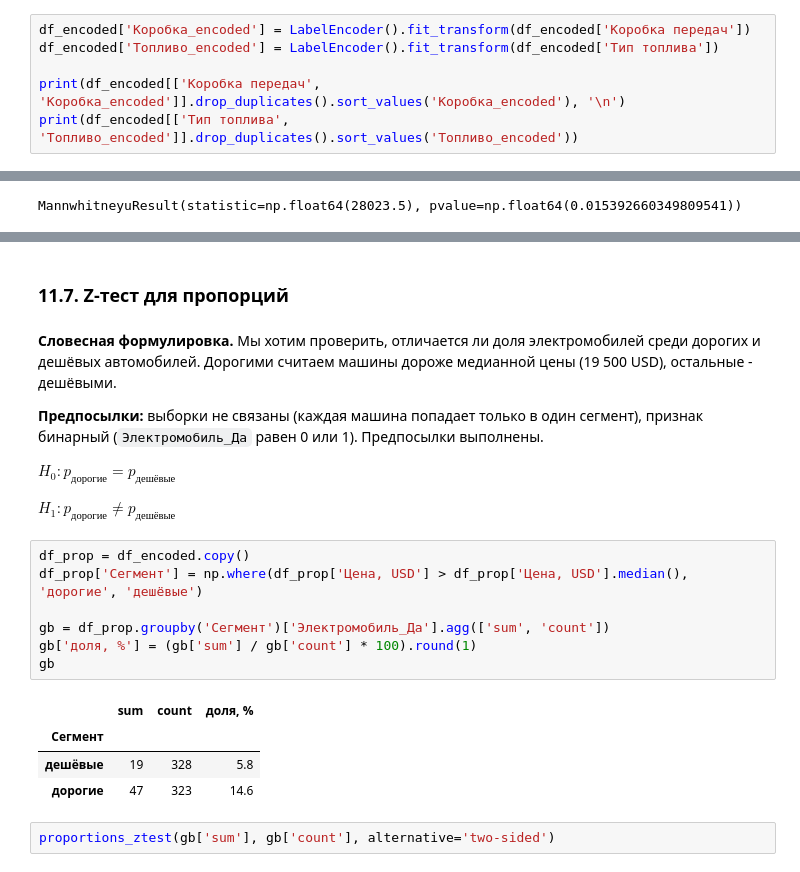
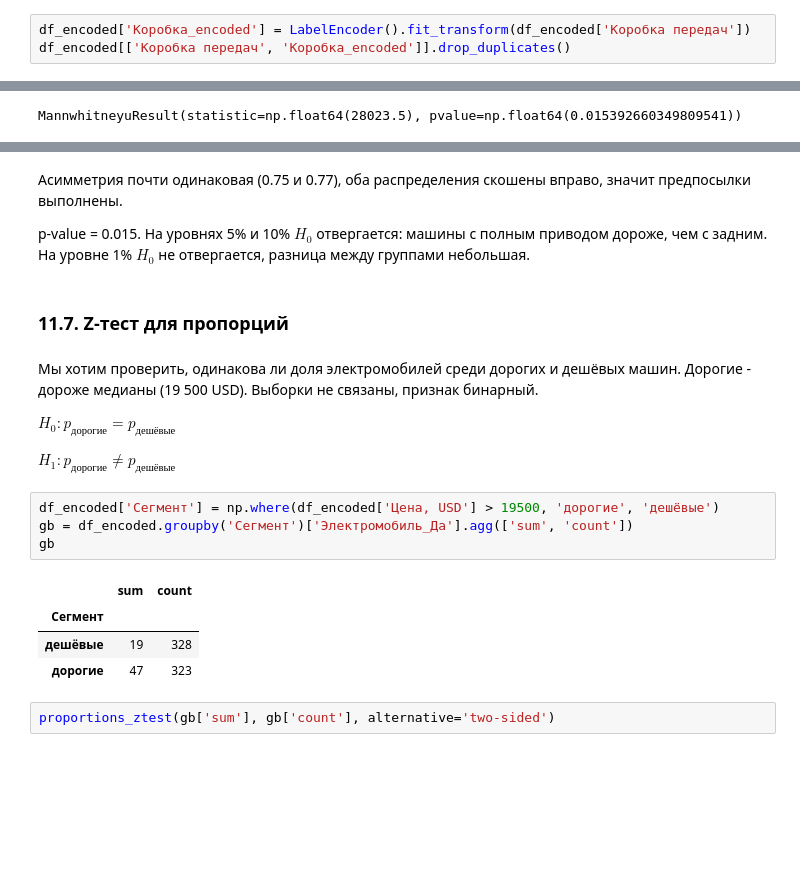
Before and after one commit to pavchundg/project-andan, a Jupyter notebook: Проект_анализ_цен_автомобилей.ipynb, the cells around one changed output, grey strips where cells are left out. Drawn from its saved outputs; the diff is of its cells as text; blank space fills up the shorter version.

```diff
--- a/Проект_анализ_цен_автомобилей.ipynb
+++ b/Проект_анализ_цен_автомобилей.ipynb
@@ -575,8 +427,5 @@ df_encoded[['Электромобиль_Да', 'Электромобиль_Не
 ### 7.2. LabelEncoder
 # %%
 df_encoded['Коробка_encoded'] = LabelEncoder().fit_transform(df_encoded['Коробка передач'])
-df_encoded['Топливо_encoded'] = LabelEncoder().fit_transform(df_encoded['Тип топлива'])
-
-print(df_encoded[['Коробка передач', 'Коробка_encoded']].drop_duplicates().sort_values('Коробка_encoded'), '\n')
-print(df_encoded[['Тип топлива', 'Топливо_encoded']].drop_duplicates().sort_values('Топливо_encoded'))
+df_encoded[['Коробка передач', 'Коробка_encoded']].drop_duplicates()
 # %% [output]
@@ -976,25 +718,24 @@ MannwhitneyuResult(statistic=np.float64(28023.5), pvalue=np.float64(0.0153926603
+# %% [markdown]
+Асимметрия почти одинаковая (0.75 и 0.77), оба распределения скошены вправо, значит предпосылки выполнены.
+
+p-value = 0.015. На уровнях 5% и 10% $H_0$ отвергается: машины с полным приводом дороже, чем с задним. На уровне 1% $H_0$ не отвергается, разница между группами небольшая.
 # %% [markdown]
 ### 11.7. Z-тест для пропорций
 # %% [markdown]
-**Словесная формулировка.** Мы хотим проверить, отличается ли доля электромобилей среди дорогих и дешёвых автомобилей. Дорогими считаем машины дороже медианной цены (19 500 USD), остальные - дешёвыми.
-
-**Предпосылки:** выборки не связаны (каждая машина попадает только в один сегмент), признак бинарный (`Электромобиль_Да` равен 0 или 1). Предпосылки выполнены.
+Мы хотим проверить, одинакова ли доля электромобилей среди дорогих и дешёвых машин. Дорогие - дороже медианы (19 500 USD). Выборки не связаны, признак бинарный.
 
 $H_0: p_{дорогие} = p_{дешёвые}$
 
 $H_1: p_{дорогие} \neq p_{дешёвые}$
 # %%
-df_prop = df_encoded.copy()
-df_prop['Сегмент'] = np.where(df_prop['Цена, USD'] > df_prop['Цена, USD'].median(), 'дорогие', 'дешёвые')
-
-gb = df_prop.groupby('Сегмент')['Электромобиль_Да'].agg(['sum', 'count'])
-gb['доля, %'] = (gb['sum'] / gb['count'] * 100).round(1)
+df_encoded['Сегмент'] = np.where(df_encoded['Цена, USD'] > 19500, 'дорогие', 'дешёвые')
+gb = df_encoded.groupby('Сегмент')['Электромобиль_Да'].agg(['sum', 'count'])
 gb
 # %% [output]
-|  | sum | count | доля, % |
-| Сегмент |  |  |  |
-| дешёвые | 19 | 328 | 5.8 |
-| дорогие | 47 | 323 | 14.6 |
+|  | sum | count |
+| Сегмент |  |  |
+| дешёвые | 19 | 328 |
+| дорогие | 47 | 323 |
 # %%
 proportions_ztest(gb['sum'], gb['count'], alternative='two-sided')
 # %% [output]
```
Also changed, not shown: parts of 127 cells of this notebook, 2 other files.
